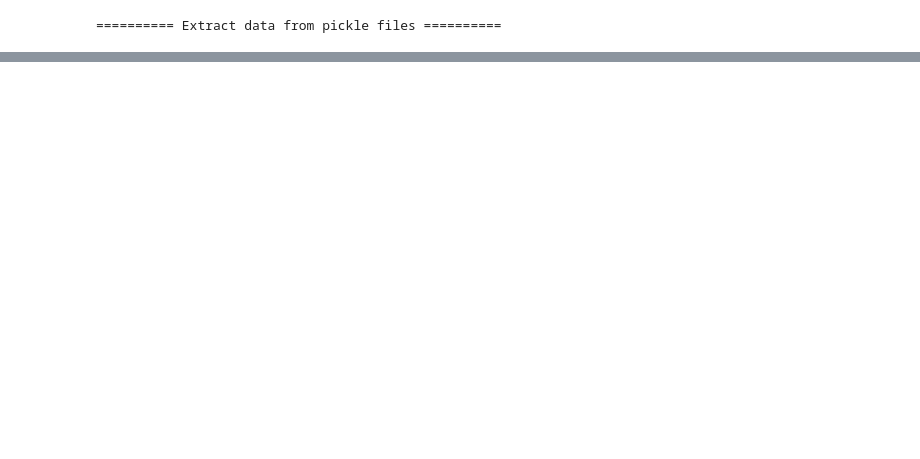
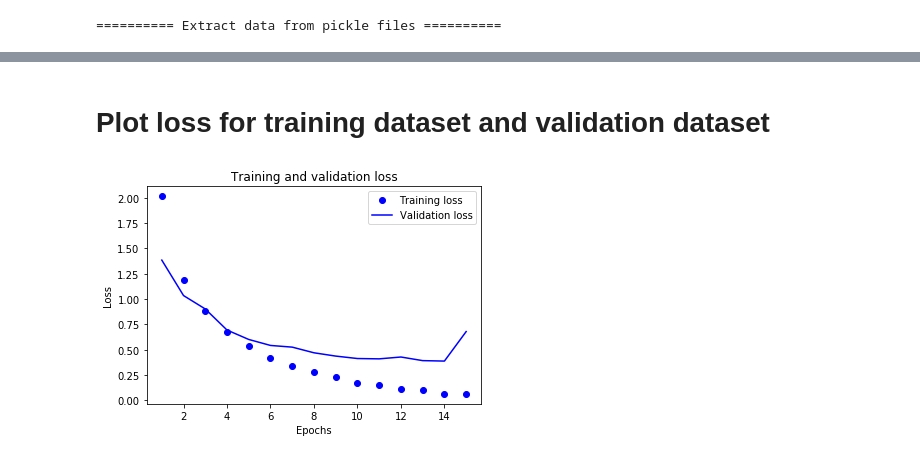
Before and after one commit to angnuoli/text-classification, a Jupyter notebook: vocabulary+nn.ipynb, the cells around one changed output, grey strips where cells are left out. Cells and saved outputs as stored; diff of their text form; code cells hidden in the pictures; blank space fills up the shorter version.

Commit message:
Google News + CNN model

```diff
--- a/vocabulary+nn.ipynb
+++ b/vocabulary+nn.ipynb
@@ -212,0 +138,12 @@ KeyboardInterrupt:
+# %%
+# Use Google News 300 dimension word vector
+from gensim.models import KeyedVectors
+filename = '~/gensim-data/GoogleNews-300/GoogleNews-vectors-negative300.bin'
+embedding_wv_model = KeyedVectors.load_word2vec_format(filename, binary=True)
+# %%
+EMBEDDING_DIM = embedding_wv_model.vector_size
+embedding_matrix = np.zeros((len(word_index)+1, EMBEDDING_DIM))
+
+for word, i in word_index.items():
+    if word in embedding_wv_model.vocab:
+        embedding_matrix[i] = embedding_wv_model.get_vector(word)
@@ -212,0 +210,11 @@ KeyboardInterrupt:
+# %%
+model.compile(optimizer='rmsprop', loss='categorical_crossentropy', metrics=['accuracy'])
+# %%
+batch_size = 256
+epochs = 15
+
+history = model.fit(train_X,
+          train_y,
+          batch_size=batch_size,
+          epochs=epochs,
+          validation_data=(val_x, val_y))
@@ -212,0 +241,20 @@ KeyboardInterrupt:
+# %% [markdown]
+# Plot loss for training dataset and validation dataset
+# %%
+import matplotlib.pyplot as plt
+
+loss = history.history['loss']
+val_loss = history.history['val_loss']
+
+epochs = range(1, len(loss) + 1)
+
+plt.plot(epochs, loss, 'bo', label='Training loss')
+plt.plot(epochs, val_loss, 'b', label='Validation loss')
+plt.title('Training and validation loss')
+plt.xlabel('Epochs')
+plt.ylabel('Loss')
+plt.legend()
+plt.savefig('Google-News-300-loss.svg')
+plt.show()
+# %% [output]
+[figure, added]
```
Also changed, not shown: parts of 49 cells of this notebook, 4 other files.
